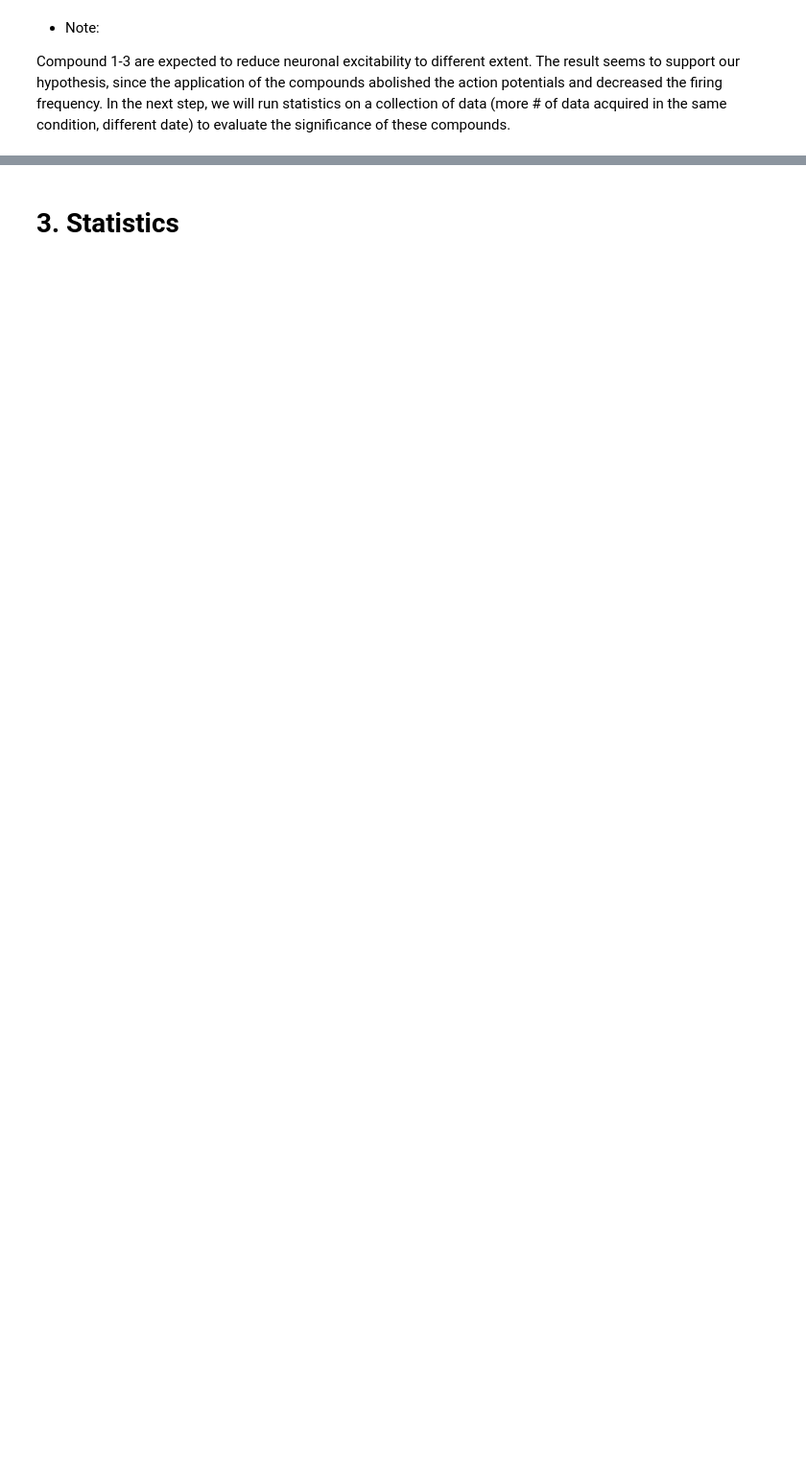
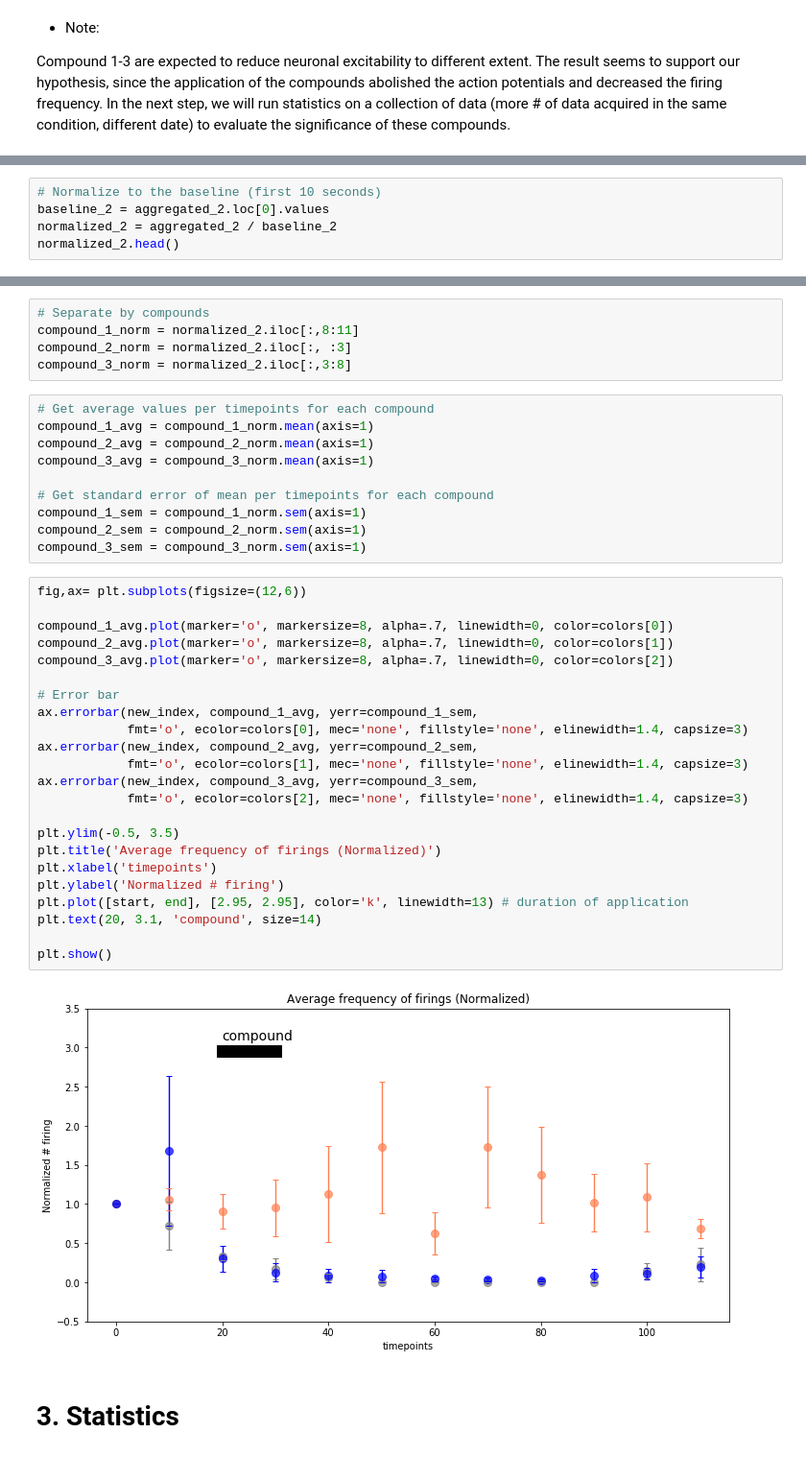
Before and after one commit to soyhyoj/PGlab, a Jupyter notebook: Electrophysiology data analysis/Electrophysiology data analysis.ipynb, the cells around one changed output, grey strips where cells are left out. Shown: that part at 96% size. Drawn from its saved outputs; the diff is of its cells as text; blank space fills up the shorter version.

```diff
--- a/Electrophysiology data analysis/Electrophysiology data analysis.ipynb
+++ b/Electrophysiology data analysis/Electrophysiology data analysis.ipynb
@@ -272,0 +290,5 @@ Compound 1-3 are expected to reduce neuronal excitability to different extent. T
+# %%
+# Normalize to the baseline (first 10 seconds)
+baseline_2 = aggregated_2.loc[0].values
+normalized_2 = aggregated_2 / baseline_2
+normalized_2.head()
@@ -273,2 +302,42 @@ Compound 1-3 are expected to reduce neuronal excitability to different extent. T
+# %%
+# Separate by compounds
+compound_1_norm = normalized_2.iloc[:,8:11]
+compound_2_norm = normalized_2.iloc[:, :3]
+compound_3_norm = normalized_2.iloc[:,3:8]
+# %%
+# Get average values per timepoints for each compound
+compound_1_avg = compound_1_norm.mean(axis=1)
+compound_2_avg = compound_2_norm.mean(axis=1)
+compound_3_avg = compound_3_norm.mean(axis=1)
+
+# Get standard error of mean per timepoints for each compound
+compound_1_sem = compound_1_norm.sem(axis=1)
+compound_2_sem = compound_2_norm.sem(axis=1)
+compound_3_sem = compound_3_norm.sem(axis=1)
+# %%
+fig,ax= plt.subplots(figsize=(12,6))
+
+compound_1_avg.plot(marker='o', markersize=8, alpha=.7, linewidth=0, color=colors[0])
+compound_2_avg.plot(marker='o', markersize=8, alpha=.7, linewidth=0, color=colors[1])
+compound_3_avg.plot(marker='o', markersize=8, alpha=.7, linewidth=0, color=colors[2])
+
+# Error bar
+ax.errorbar(new_index, compound_1_avg, yerr=compound_1_sem,
+            fmt='o', ecolor=colors[0], mec='none', fillstyle='none', elinewidth=1.4, capsize=3)
+ax.errorbar(new_index, compound_2_avg, yerr=compound_2_sem,
+            fmt='o', ecolor=colors[1], mec='none', fillstyle='none', elinewidth=1.4, capsize=3)
+ax.errorbar(new_index, compound_3_avg, yerr=compound_3_sem,
+            fmt='o', ecolor=colors[2], mec='none', fillstyle='none', elinewidth=1.4, capsize=3)
+
+plt.ylim(-0.5, 3.5)
+plt.title('Average frequency of firings (Normalized)')
+plt.xlabel('timepoints')
+plt.ylabel('Normalized # firing')
+plt.plot([start, end], [2.95, 2.95], color='k', linewidth=13) # duration of application
+plt.text(20, 3.1, 'compound', size=14)
+
+plt.show()
+# %% [output]
+[figure, added]
 # %% [markdown]
 # 3. Statistics
```
Also changed, not shown: parts of 19 cells of this notebook.
